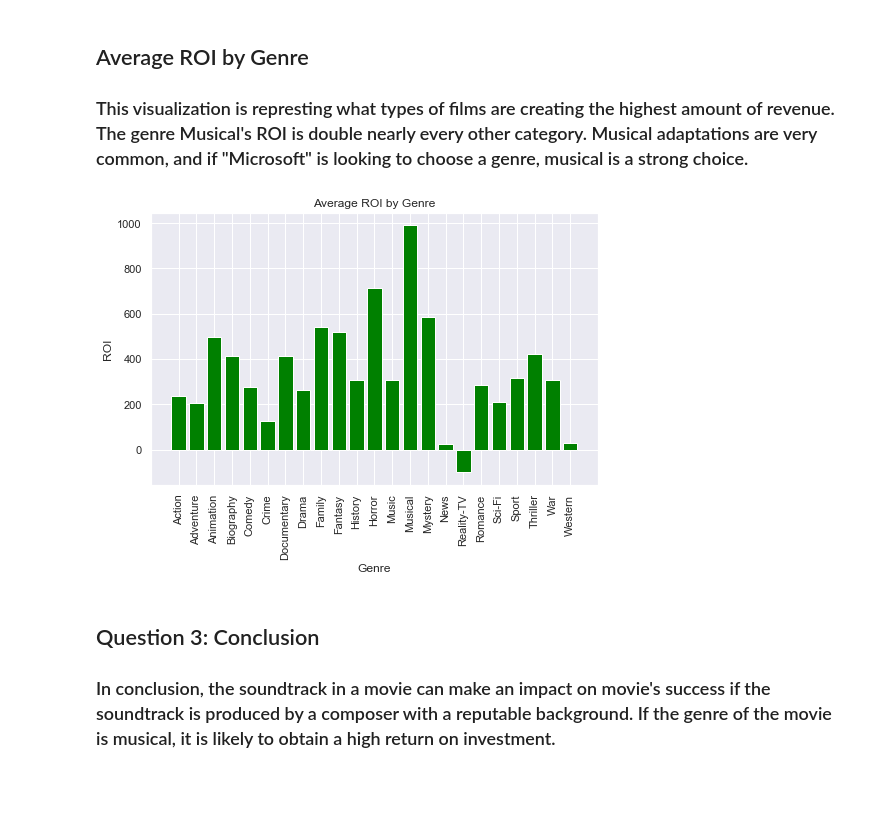
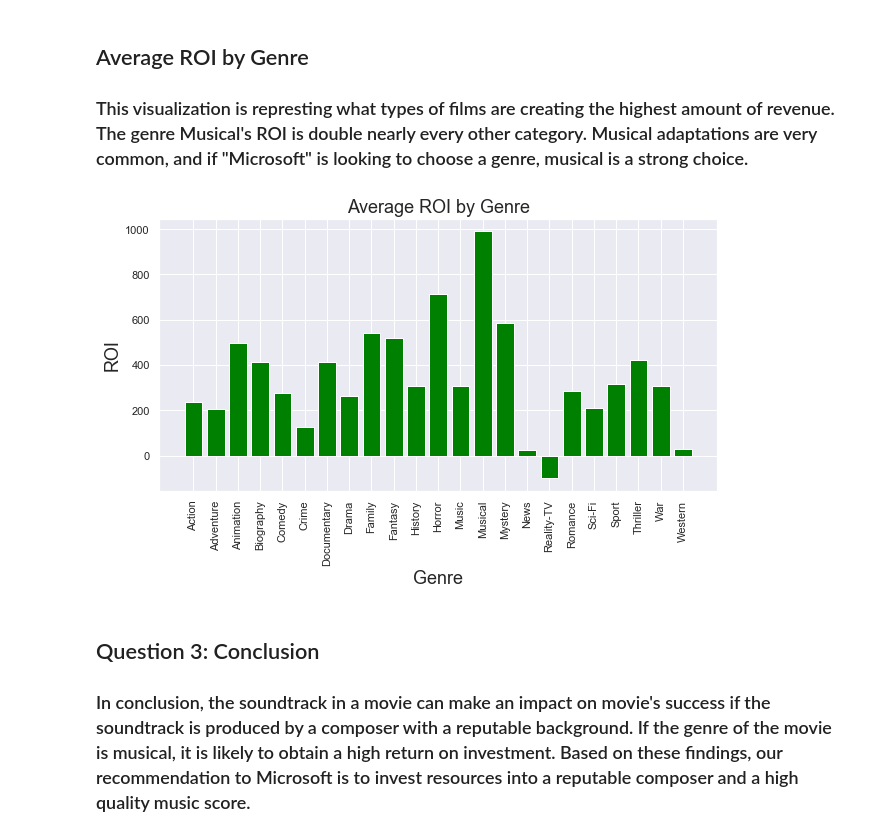
Before and after one commit to khyateed/Movie-Data-Analysis, a Jupyter notebook: student.ipynb, the cells around one changed output. Saved outputs shown, nothing was run; the diff lists cells and outputs as text; code cells hidden in the pictures; blank space fills up the shorter version.

```diff
--- a/student.ipynb
+++ b/student.ipynb
@@ -185,7 +184,9 @@ y = 'total_gross'
 # drop duplicates, nulls values, and 3 outliers with highest Total Gross Revenue (Avatar, Titanic, and Avengers: Infinity War)
 noms_vs_budget = oscar_df.loc[:,[x, y]].drop_duplicates().sort_values(y).dropna(subset=['total_gross'])[:-3]
 
-# sns.set(rc={'figure.figsize':(9,9)});
+sns.set(rc={'figure.figsize':(9,9)});
 sns.regplot(x,y, data = noms_vs_budget);
-plt.title('Nominations vs. Total Gross');
+plt.title('Nominations vs. Total Gross',fontsize=18);
+plt.xlabel('Oscar Nominations', fontsize=14);
+plt.ylabel('Gross Revenue', fontsize=14);
 # %% [output]
@@ -598,11 +646,11 @@ plt.ylabel('IMDB Movie Score');
 composer_df_plt = composer_df.groupby(['composer'])['averagerating'].mean().reset_index().sort_values('averagerating', ascending=False)[:25]
 
 # Format Plot
-sns.set(rc={'figure.figsize':(8,8)})
+sns.set(rc={'figure.figsize':(10,8)})
 plot = sns.barplot('averagerating','composer' , data = composer_df_plt, order= composer_df_plt['composer'], palette='Paired');
 
 # Set Labels
-plot.set_title('Top 25 Composers Average Movie Rating');
-plt.xlabel('Average Movie Rating');
-plt.ylabel('Composer');
+plot.set_title('Top 25 Composers Average Movie Rating', fontsize=18);
+plt.xlabel('Average Movie Rating', fontsize=14);
+plt.ylabel('Composer', fontsize=14);
 # %% [output]
@@ -615,20 +663,20 @@ plt.ylabel('Composer');
 # %%
 # Create bar plot using MatPltLib
 y = genre_roi.groupby(['genres'])['ROI'].mean()
 x = y.index
 
-figure, ax = plt.subplots(figsize = (8,5))
+figure, ax = plt.subplots(figsize = (10,5))
 
 # Set Labels
-ax.set_title('Average ROI by Genre')
-ax.set_xlabel('Genre')
-ax.set_ylabel('ROI')
+ax.set_title('Average ROI by Genre', fontsize=18)
+ax.set_xlabel('Genre', fontsize=18)
+ax.set_ylabel('ROI', fontsize=18)
 plt.xticks(rotation=90)
 
 # Plot
 ax.bar(x, y, color='green');
 # %% [output]
-[figure, old version]
+[figure, new version]
 # %% [markdown]
 ## Question 3: Conclusion
-### In conclusion, the soundtrack in a movie can make an impact on movie's success if the soundtrack is produced by a composer with a reputable background. If the genre of the movie is musical, it is likely to obtain a high return on investment.
+### In conclusion, the soundtrack in a movie can make an impact on movie's success if the soundtrack is produced by a composer with a reputable background. If the genre of the movie is musical, it is likely to obtain a high return on investment. Based on these findings, our recommendation to Microsoft is to invest resources into a reputable composer and a high quality music score.
```
Also changed, not shown: parts of 42 cells of this notebook, 7 other files.
